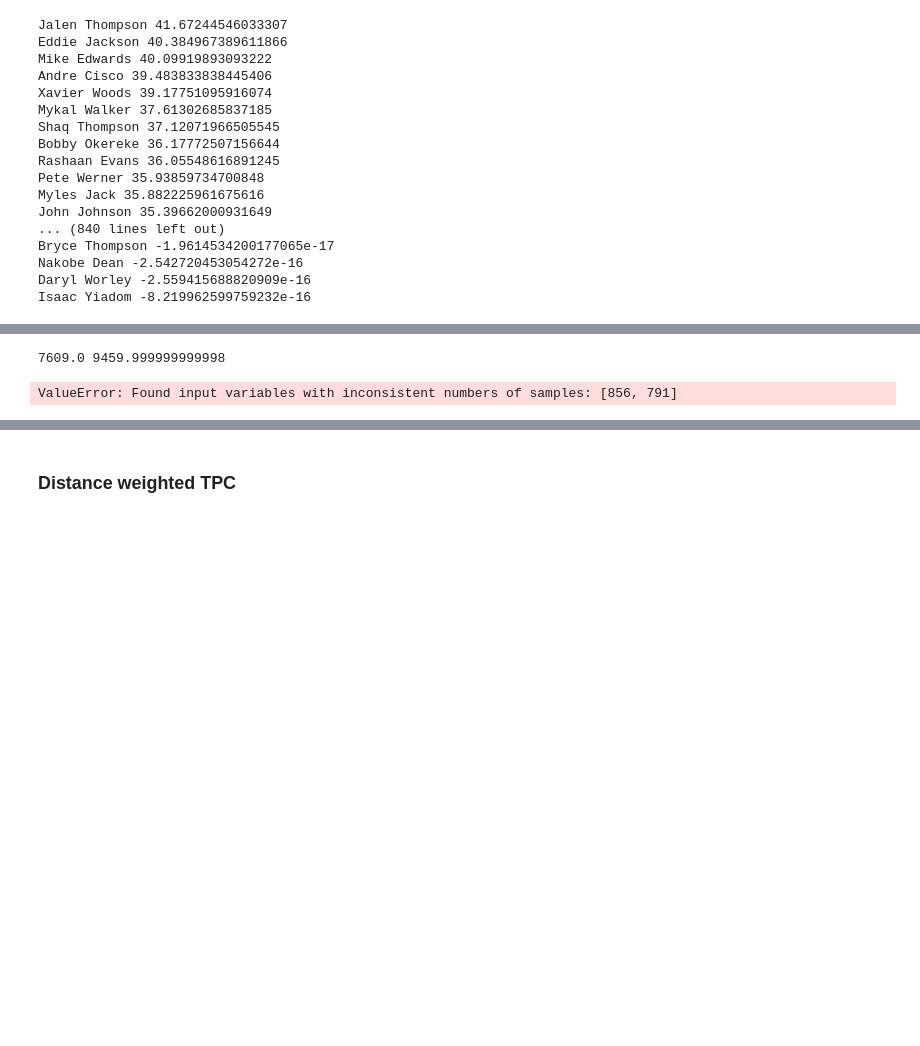
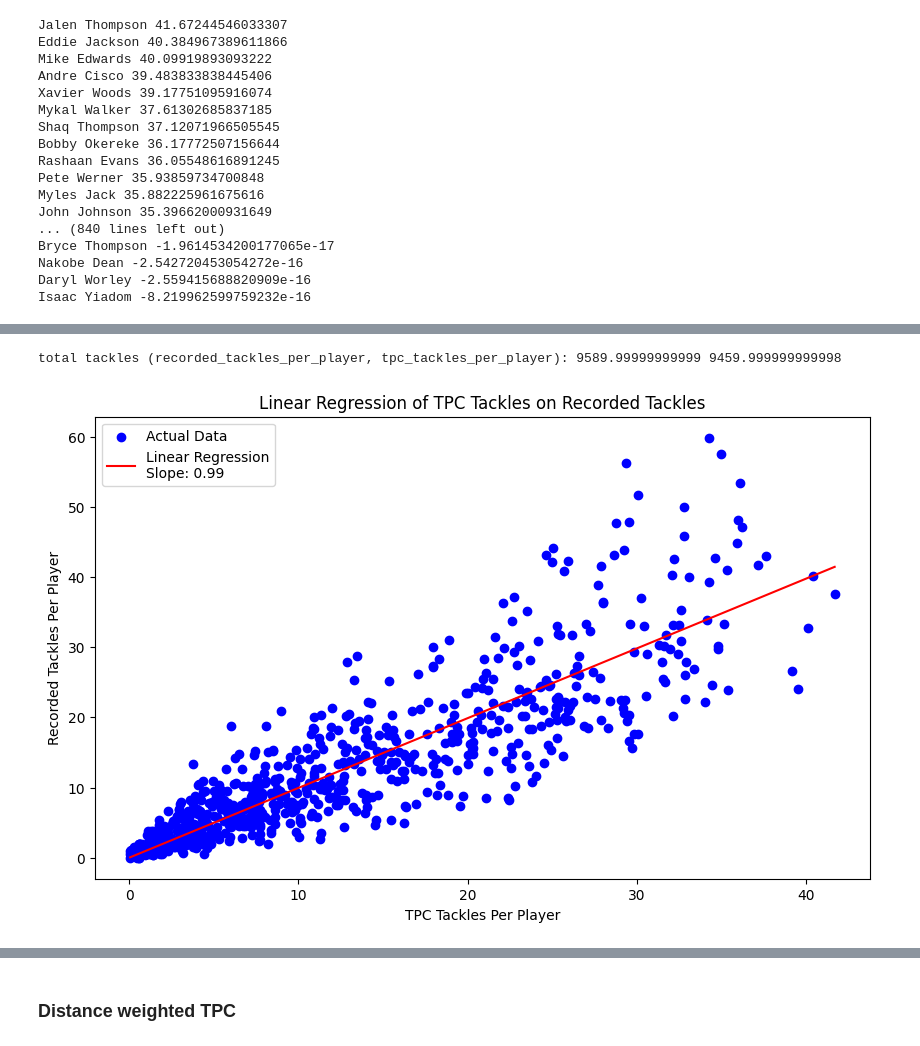
Before and after one commit to arham-habib/nfl-big-data-bowl-2024, a Jupyter notebook: nfl_big_data_bowl.ipynb, the cells around one changed output, grey strips where cells are left out. Drawn from its saved outputs; the diff is of its cells as text; code cells hidden in the pictures; blank space fills up the shorter version.

```diff
--- a/nfl_big_data_bowl.ipynb
+++ b/nfl_big_data_bowl.ipynb
@@ -1184,12 +1184,15 @@ module 'utils' has no attribute 'analyze_game_distances'
 # %% [markdown]
 ### Sanity check: best defensive players first half of season
 # %%
-def filter_tackles_by_match(tackles:pd.DataFrame, games_folder:str='./games', analysis_filename:str='tpc_per_frame_updated_voronoi.csv')->pd.DataFrame:
+def filter_tackles_by_folders(tackles:pd.DataFrame, games_folder:str='./games', analysis_filename:str='tpc_per_frame_updated_voronoi.csv')->pd.DataFrame:
     """
     Given a dataframe of all tackles, this will walk through the directory and return only the tackle data for the plays for which we have voronoi analysis and data in tackles.csv
+    Params:
     - games_folder (int): the filepath of games folder
     - tackles_df: the dataframe of all tackles (read from ./data/tackles.csv)
     - analysis_filename (str): the name of the files holding the data from the voronoi analysis for each play
+    Returns:
+    - filtered_tackles (pd.DataFrame): a data frame with all the relevant plays and tackles/assists
     """
     filtered_tackles = pd.DataFrame(columns=['gameId', 'playId'])
 
@@ -1247,0 +1280,5 @@ def load_tpc_tackles():
+# %%
+relevant_tackles_updated_grouped = relevant_tackles.groupby(['gameId', 'playId']).sum()
+for (gameId, playId), row in relevant_tackles_updated_grouped.iterrows():
+    if row.tackle + row.assist != 1:
+        print((gameId, playId), row.tackle, row.assist)
@@ -1248 +1303,10 @@ def load_tpc_tackles():
+# %%
+# get the recorded tackle numbers (based on ./data/tackles.csv)
+recorded_tackles_per_player = {}
+relevant_tackles_grouped_by_player = relevant_tackles.groupby(['nflId'])[['tackle', 'assist']].sum(numeric_only=False)
+for nflId, row in relevant_tackles_grouped_by_player.iterrows():
+    recorded_tackles_per_player[int(nflId)] = row.tackle + row.assist
+
+# get the tpc tackle numbers
+tpc_tackles_per_player = load_tpc_tackles()
 # %%
@@ -1288,31 +1335,34 @@ TypeError: Index(...) must be called with a collection of some kind, 'Isaac Yiad
 # %%
-print(sum(tackle_data_by_players.values()), sum(total_defended.values()))
+print("total tackles (recorded_tackles_per_player, tpc_tackles_per_player):", sum(recorded_tackles_per_player.values()), sum(tpc_tackles_per_player.values()))
 # %% [output]
-7609.0 9459.999999999998
+total tackles (recorded_tackles_per_player, tpc_tackles_per_player): 9589.99999999999 9459.999999999998
-# %%
-from sklearn.linear_model import LinearRegression
-
-# Assuming tpc_dict.values contains the independent variable values (X)
-tpc_values = np.array(list(total_tpc_tackles.values())).reshape(-1, 1)
-
-# Assuming tackle_dict.values() contains the dependent variable values (y)
-tackle_values = np.array(list(tackle_data_by_players.values()))
-
-# Create and fit the linear regression model
-model = LinearRegression()
-model.fit(tpc_values, tackle_values)
-
-# Predict values using the model
-predicted_tackle_values = model.predict(tpc_values)
-
-# Plot the data points and the regression line
-plt.scatter(tpc_values, tackle_values, label='Data Points', color='blue')
-plt.plot(tpc_values, predicted_tackle_values, label='Linear Regression', color='red')
-plt.xlabel('Independent Variable (X)')
-plt.ylabel('Dependent Variable (Y)')
-plt.title('Simple Linear Regression')
-plt.legend()
-plt.grid(True)
-plt.show()
-# %% [output]
-ValueError: Found input variables with inconsistent numbers of samples: [856, 791]
+# %%
+from sklearn.linear_model import LinearRegression
+
+# Prepare data
+common_keys = set(tpc_tackles_per_player.keys()) & set(recorded_tackles_per_player.keys())
+x = np.array([tpc_tackles_per_player[key] for key in common_keys]).reshape(-1, 1)
+y = np.array([recorded_tackles_per_player[key] for key in common_keys])
+
+# Linear regression without intercept
+model = LinearRegression(fit_intercept=False)
+model.fit(x, y)
+
+# Predictions for plotting
+x_range = np.linspace(x.min(), x.max(), 100).reshape(-1, 1)
+y_pred = model.predict(x_range)
+
+# Get the slope (coefficient)
+slope = model.coef_[0]
+
+# Plotting
+plt.figure(figsize=(10, 6))
+plt.scatter(x, y, color='blue', label='Actual Data')
+plt.plot(x_range, y_pred, color='red', label=f'Linear Regression\nSlope: {slope:.2f}')
+plt.xlabel('TPC Tackles Per Player')
+plt.ylabel('Recorded Tackles Per Player')
+plt.title('Linear Regression of TPC Tackles on Recorded Tackles')
+plt.legend()
+plt.show()
+# %% [output]
+[figure, added]
```
Also changed, not shown: parts of 12 cells of this notebook, 1 other file.
